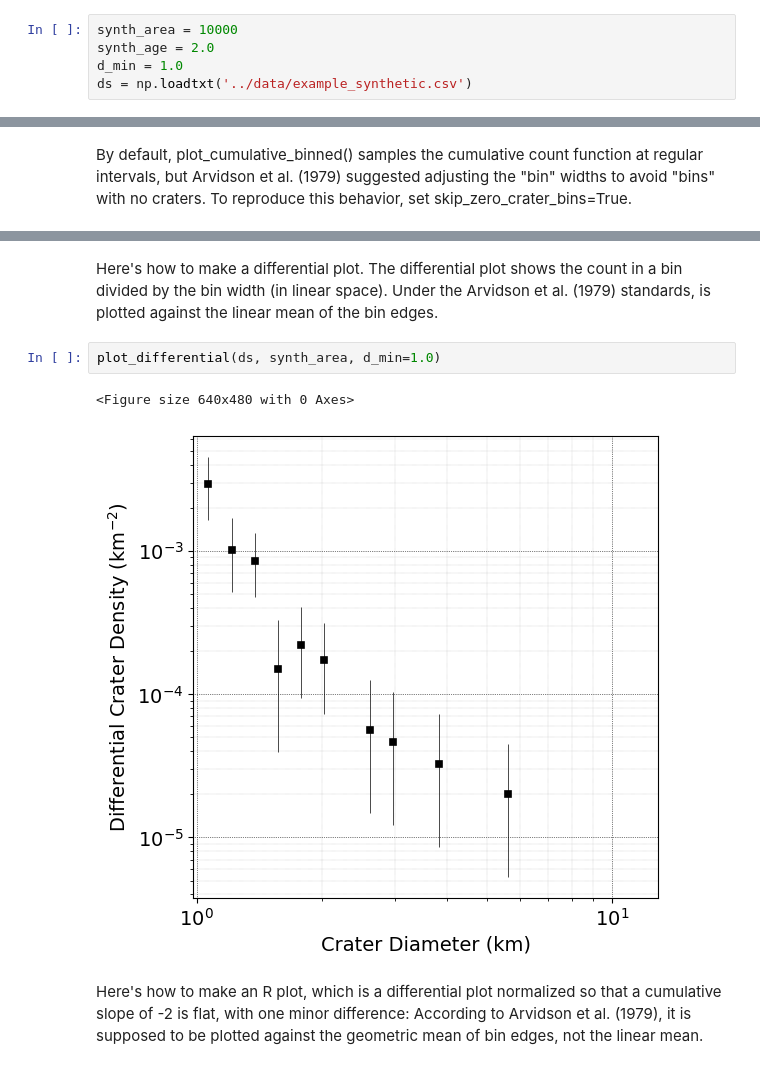
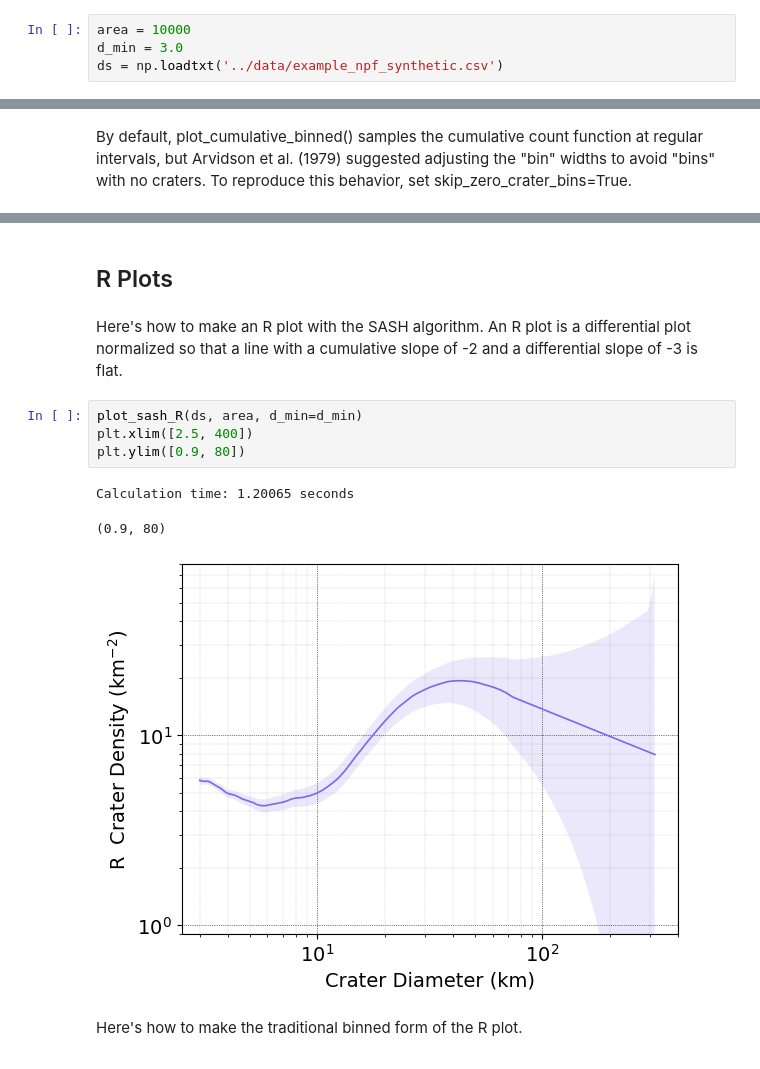
Before and after one commit to samwbell/cratersfd, a Jupyter notebook: examples/plotting_examples.ipynb, the cells around one changed output, grey strips where cells are left out. Cells and saved outputs as stored; diff of their text form.

```diff
--- a/examples/plotting_examples.ipynb
+++ b/examples/plotting_examples.ipynb
@@ -15,7 +15,6 @@ Load example synthetic data.
 # %%
-synth_area = 10000
-synth_age = 2.0
-d_min = 1.0
-ds = np.loadtxt('../data/example_synthetic.csv')
+area = 10000
+d_min = 3.0
+ds = np.loadtxt('../data/example_npf_synthetic.csv')
 # %% [markdown]
 By convention, we store the data as numpy arrays of diameter in km.  Here is what ds looks like:
@@ -105,9 +187,14 @@ plot_cumulative_binned(
-# %% [markdown]
-Here's how to make a differential plot.  The differential plot shows the count in a bin divided by the bin width (in linear space).  Under the Arvidson et al. (1979) standards, is plotted against the linear mean of the bin edges.
+# %% [markdown]
+## R Plots
+# %% [markdown]
+Here's how to make an R plot with the SASH algorithm.  An R plot is a differential plot normalized so that a line with a cumulative slope of -2 and a differential slope of -3 is flat.
 # %%
-plot_differential(ds, synth_area, d_min=1.0)
+plot_sash_R(ds, area, d_min=d_min)
+plt.xlim([2.5, 400])
+plt.ylim([0.9, 80])
 # %% [output]
-<Figure size 640x480 with 0 Axes>
+Calculation time: 1.20065 seconds
+(0.9, 80)
-[figure, old version]
+[figure, new version]
 # %% [markdown]
-Here's how to make an R plot, which is a differential plot normalized so that a cumulative slope of -2 is flat, with one minor difference: According to Arvidson et al. (1979), it is supposed to be plotted against the geometric mean of bin edges, not the linear mean.
+Here's how to make the traditional binned form of the R plot.
```
Also changed, not shown: parts of 41 cells of this notebook, 32 other files.
